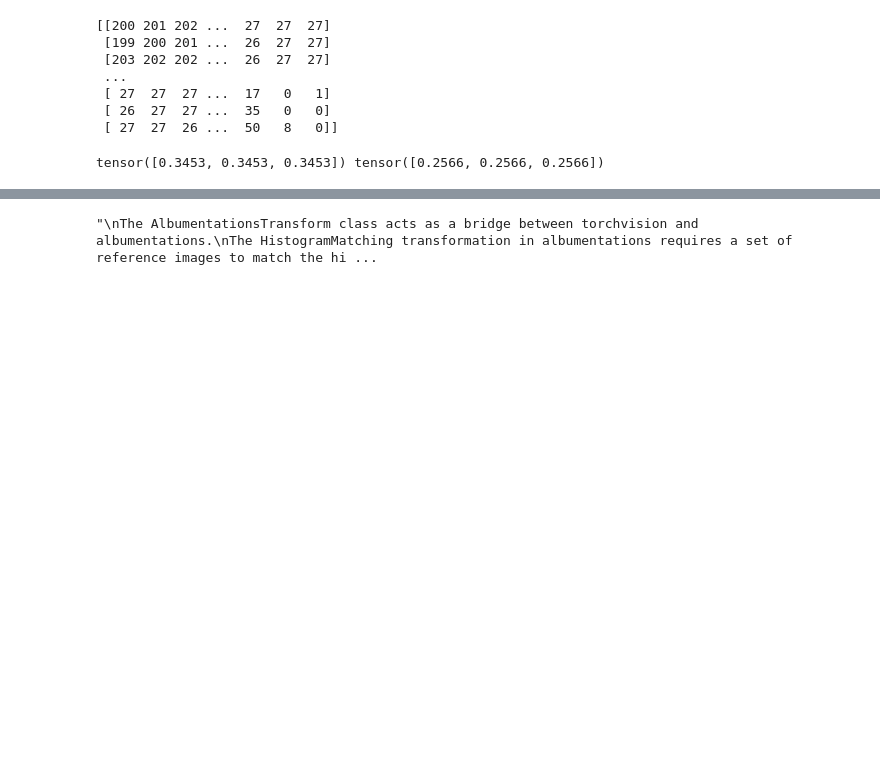
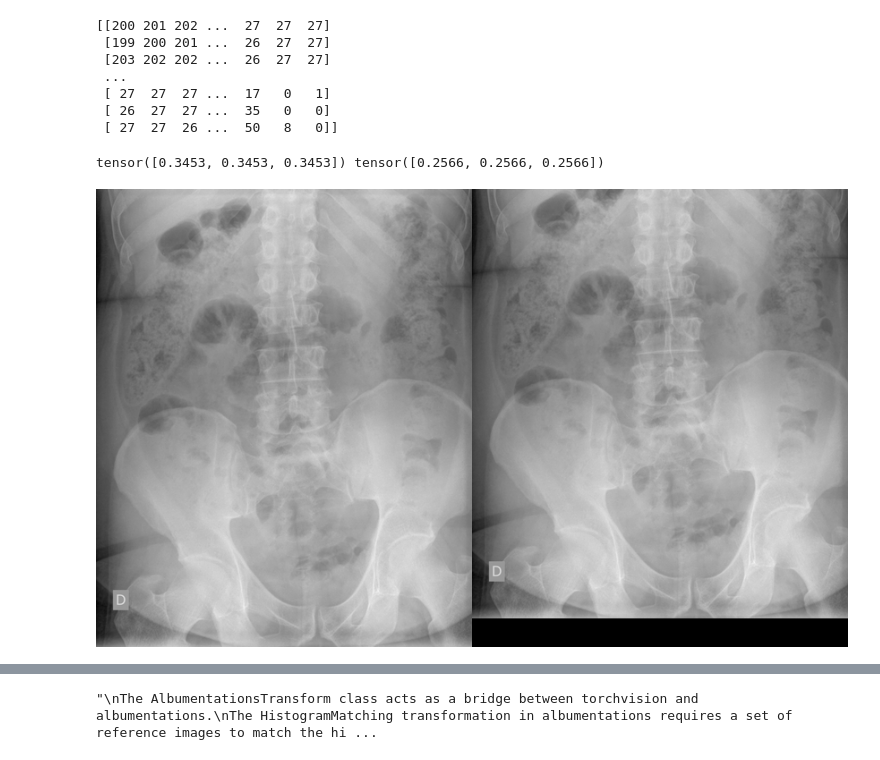
Before and after one commit to yiluzhou/open_clip, a Jupyter notebook: Body_Parts_XRay/datapreprocessing.ipynb, the cells around one changed output, grey strips where cells are left out. Cells and saved outputs as stored; diff of their text form; code cells hidden in the pictures; blank space fills up the shorter version.

```diff
--- a/Body_Parts_XRay/datapreprocessing.ipynb
+++ b/Body_Parts_XRay/datapreprocessing.ipynb
@@ -171,6 +171,72 @@ std /= len(dataloader.dataset)
 print(mean, std) #tensor([0.4233, 0.4233, 0.4233]) tensor([0.2114, 0.2114, 0.2114])
 # %% [output]
 tensor([0.3453, 0.3453, 0.3453]) tensor([0.2566, 0.2566, 0.2566])
+# %%
+from PIL import Image
+import random
+
+# def random_resize_and_crop(image_path):
+#     # Open the original image
+#     original_image = Image.open(image_path)
+#     original_width, original_height = original_image.size
+
+#     # Calculate new dimensions
+#     new_width = int(original_width * random.uniform(0.9, 1.1))
+#     new_height = int(original_height * random.uniform(0.9, 1.9))
+
+#     # Resize the image
+#     resized_image = original_image.resize((new_width, new_height), Image.BICUBIC)
+
+#     # Randomly select the starting x-coordinate for cropping
+#     max_x = max(0, new_width - original_width)
+#     x_offset = random.randint(0, max_x)
+
+#     # Calculate the y-coordinate to ensure the bottom edge is preserved
+#     y_offset = new_height - original_height
+
+#     # Crop the image (new_height guarantees that the bottom edge is preserved)
+#     cropped_image = resized_image.crop((x_offset, y_offset, x_offset + original_width, new_height))
+
+#     return cropped_image
+
+from PIL import ImageOps
+
+def random_padding_and_crop(image_path):
+    # Load the image
+    image = Image.open(image_path)
+    original_width, original_height = image.size
+
+    # Determine padding values
+    left_padding = int(random.uniform(0, 0.1 * original_width))
+    right_padding = int(random.uniform(0, 0.1 * original_width))
+    top_padding = int(random.uniform(0, 0.1 * original_height))
+    bottom_padding = int(random.uniform(0, 0.1 * original_height))
+
+    # Apply padding to the image
+    padded_image = ImageOps.expand(image, (left_padding, top_padding, right_padding, bottom_padding))
+
+    # Calculate the cropping box while ensuring the bottom edge of the original image is kept
+    left = random.randint(0, left_padding+right_padding)
+    right = left + original_width
+    lower = random.randint(original_height+top_padding, original_height+top_padding+bottom_padding)
+    upper = lower - original_height
+
+    # Crop the image
+    cropped_image = padded_image.crop((left, upper, right, lower))
+    return cropped_image
+
+# Example usage:
+image_path = '/mnt/g/Datasets/Body_Parts_XRay/Original/test/images/1.2.826.0.1.3680043.8.498.10107388868056003719871837223999138217-c.png'
+original_image = Image.open(image_path)
+resulting_image = random_padding_and_crop(image_path)
+
+# Concatenate and display images side by side
+concatenated_image = Image.new('RGB', (2 * original_image.width, original_image.height))
+concatenated_image.paste(original_image, (0, 0))
+concatenated_image.paste(resulting_image, (original_image.width, 0))
+concatenated_image.show()
+# %% [output]
+[figure, added]
 # %%
 import albumentations as A
 from albumentations.pytorch import ToTensorV2
```
Also changed, not shown: parts of 1 cell of this notebook, 4 other files.
